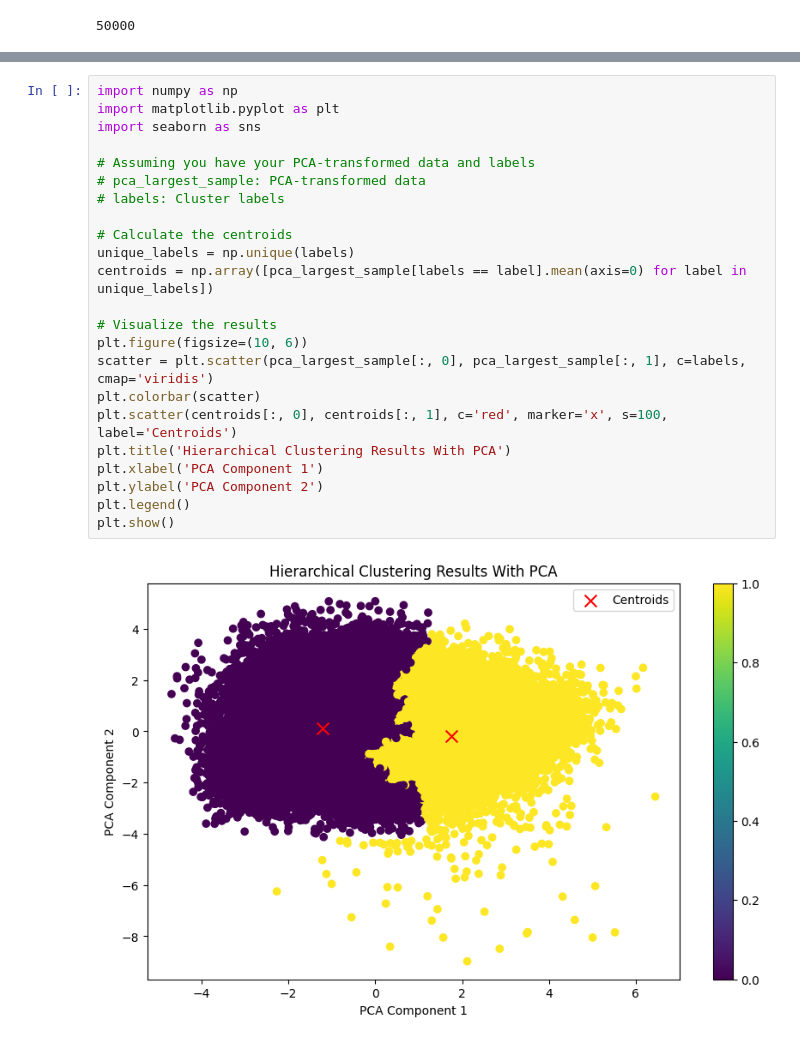
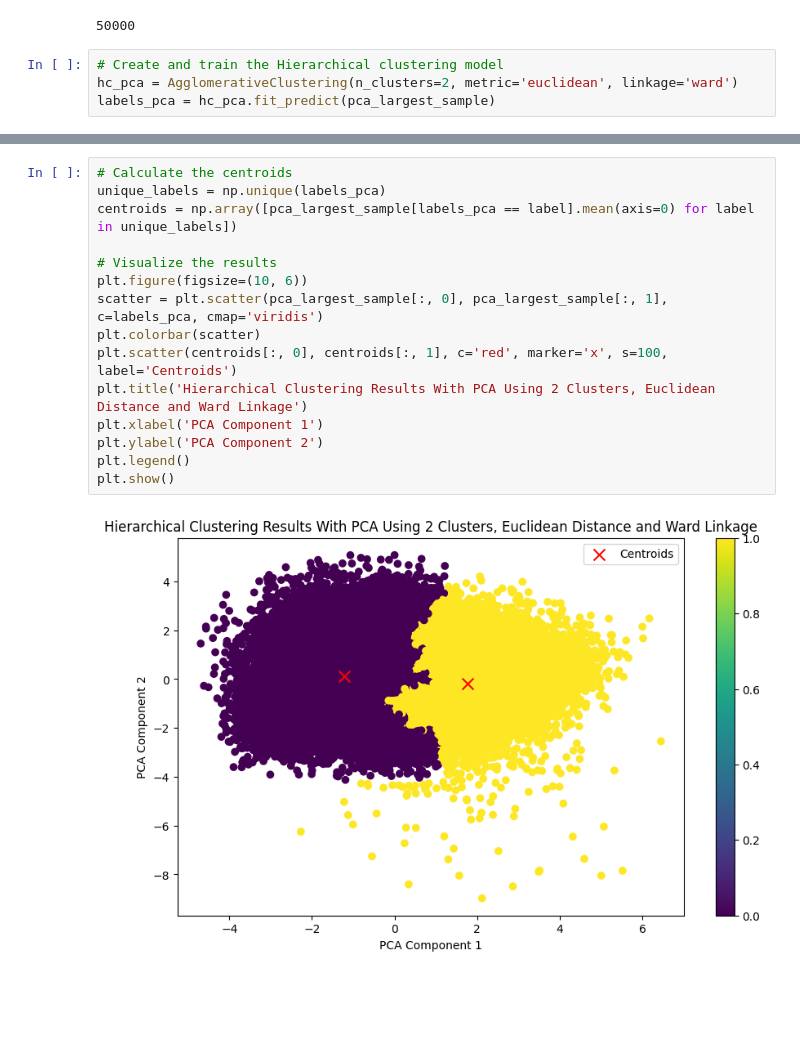
Before and after one commit to philippollmann/it3212-group7-assignment4, a Jupyter notebook: hierarchical_clustering.ipynb, the cells around one changed output, grey strips where cells are left out. Cells and saved outputs as stored; diff of their text form; blank space fills up the shorter version.

Commit message:
Added Hierarchical Clustering for PCA and Height/Gamma GTP

```diff
--- a/hierarchical_clustering.ipynb
+++ b/hierarchical_clustering.ipynb
@@ -23,4 +27,8 @@ pca_largest_sample = pca_largest_sample.fit_transform(df_health_largest_sample)
 print(len(pca_largest_sample))
 # %% [output]
 50000
+# %%
+# Create and train the Hierarchical clustering model
+hc_pca = AgglomerativeClustering(n_clusters=2, metric='euclidean', linkage='ward')
+labels_pca = hc_pca.fit_predict(pca_largest_sample)
 # %%
@@ -38,29 +42,21 @@ plt.show()
 # %% [output]
 [figure]
 # %%
-import numpy as np
-import matplotlib.pyplot as plt
-import seaborn as sns
-
-# Assuming you have your PCA-transformed data and labels
-# pca_largest_sample: PCA-transformed data
-# labels: Cluster labels
-
 # Calculate the centroids
-unique_labels = np.unique(labels)
-centroids = np.array([pca_largest_sample[labels == label].mean(axis=0) for label in unique_labels])
+unique_labels = np.unique(labels_pca)
+centroids = np.array([pca_largest_sample[labels_pca == label].mean(axis=0) for label in unique_labels])
 
 # Visualize the results
 plt.figure(figsize=(10, 6))
-scatter = plt.scatter(pca_largest_sample[:, 0], pca_largest_sample[:, 1], c=labels, cmap='viridis')
+scatter = plt.scatter(pca_largest_sample[:, 0], pca_largest_sample[:, 1], c=labels_pca, cmap='viridis')
 plt.colorbar(scatter)
 plt.scatter(centroids[:, 0], centroids[:, 1], c='red', marker='x', s=100, label='Centroids')
-plt.title('Hierarchical Clustering Results With PCA')
+plt.title('Hierarchical Clustering Results With PCA Using 2 Clusters, Euclidean Distance and Ward Linkage')
 plt.xlabel('PCA Component 1')
 plt.ylabel('PCA Component 2')
 plt.legend()
 plt.show()
 # %% [output]
-[figure, old version]
+[figure, new version]
 # %%
 # Calculate Silhouette Score
```
Also changed, not shown: parts of 10 cells of this notebook.
